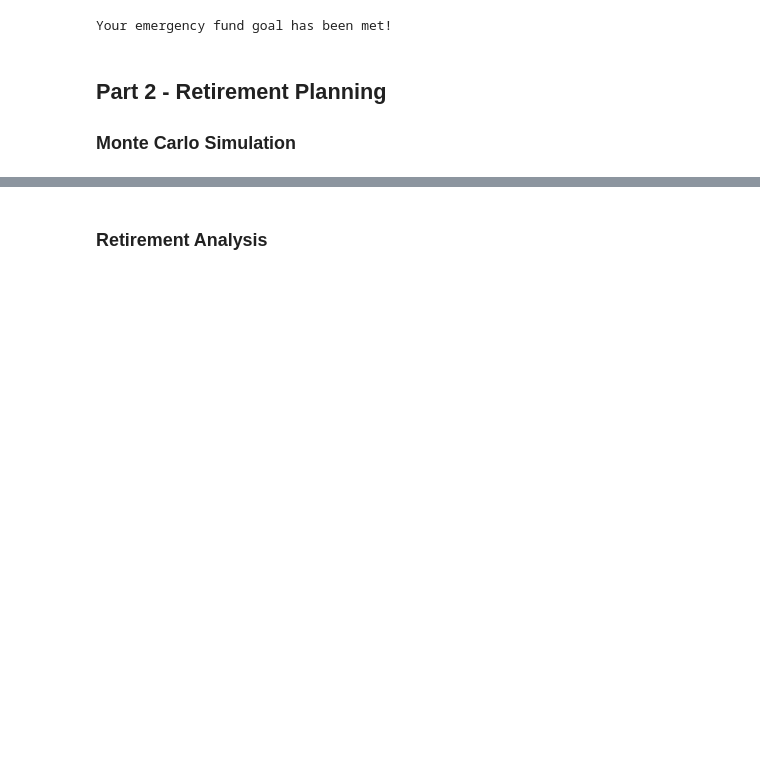
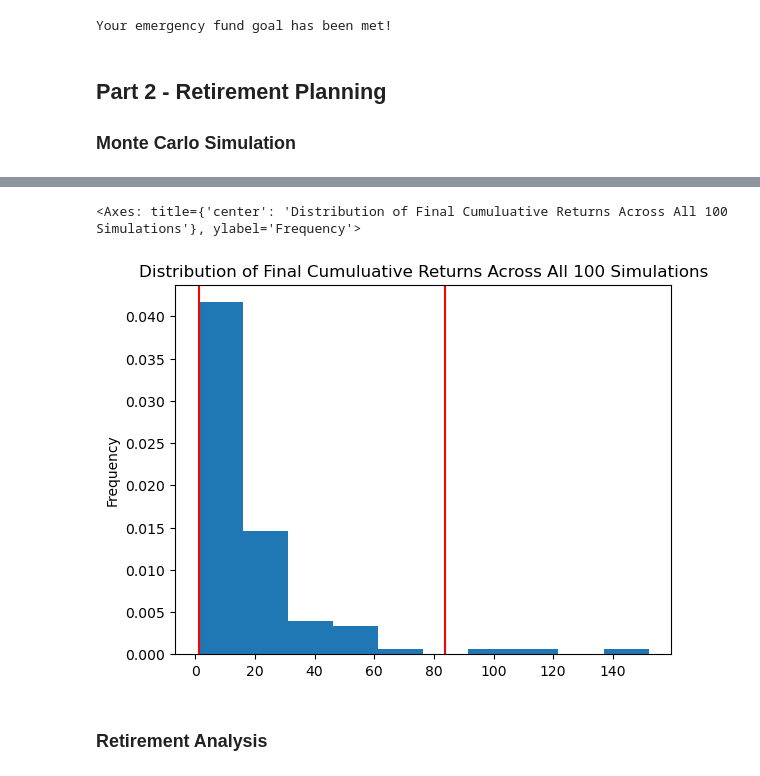
Before and after one commit to marc-martinez1/financial_planner_demo, a Jupyter notebook: financial-planner.ipynb, the cells around one changed output, grey strips where cells are left out. Drawn from its saved outputs; the diff is of its cells as text; code cells hidden in the pictures; blank space fills up the shorter version.

```diff
--- a/financial-planner.ipynb
+++ b/financial-planner.ipynb
@@ -199,6 +253,9 @@ df_stock_data.head()
 # %%
 # Plot probability distribution and confidence intervals
-# YOUR CODE HERE!
+portfolio_forecast.plot_distribution()
+# %% [output]
+<Axes: title={'center': 'Distribution of Final Cumuluative Returns Across All 100 Simulations'}, ylabel='Frequency'>
+[figure, added]
 # %% [markdown]
 ### Retirement Analysis
 # %%
```
Also changed, not shown: parts of 16 cells of this notebook.
